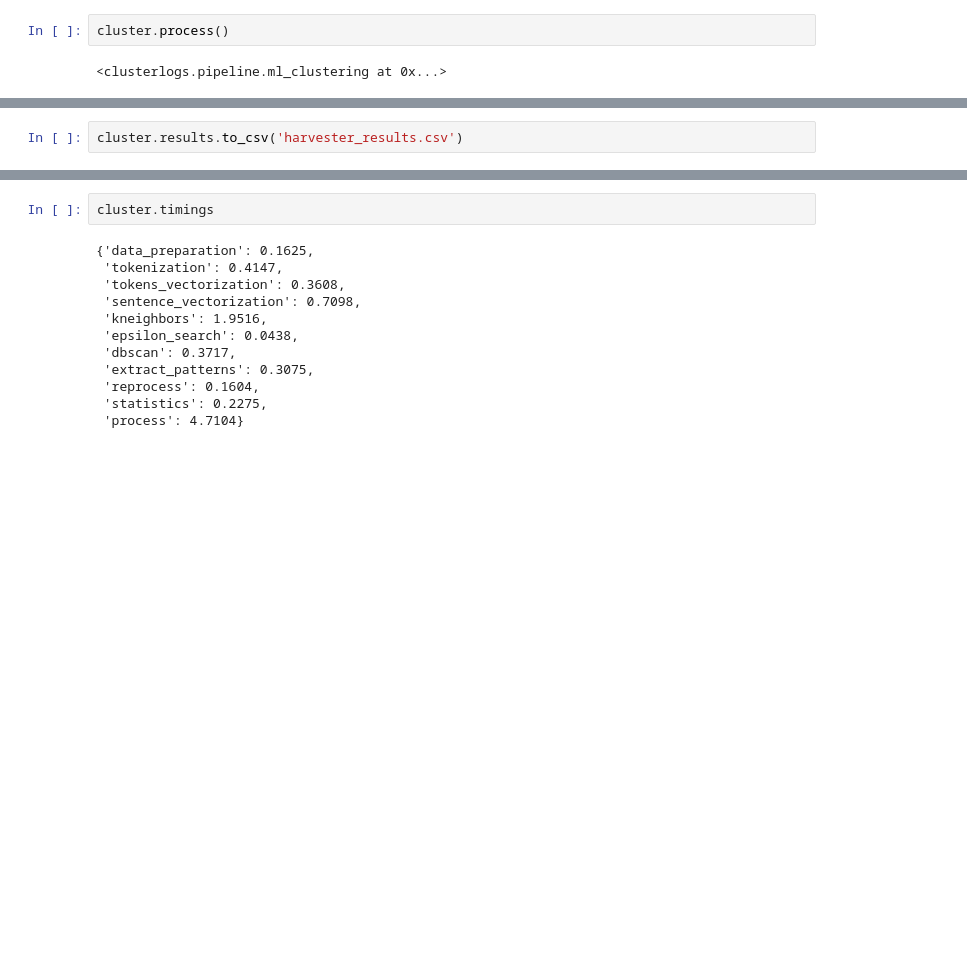
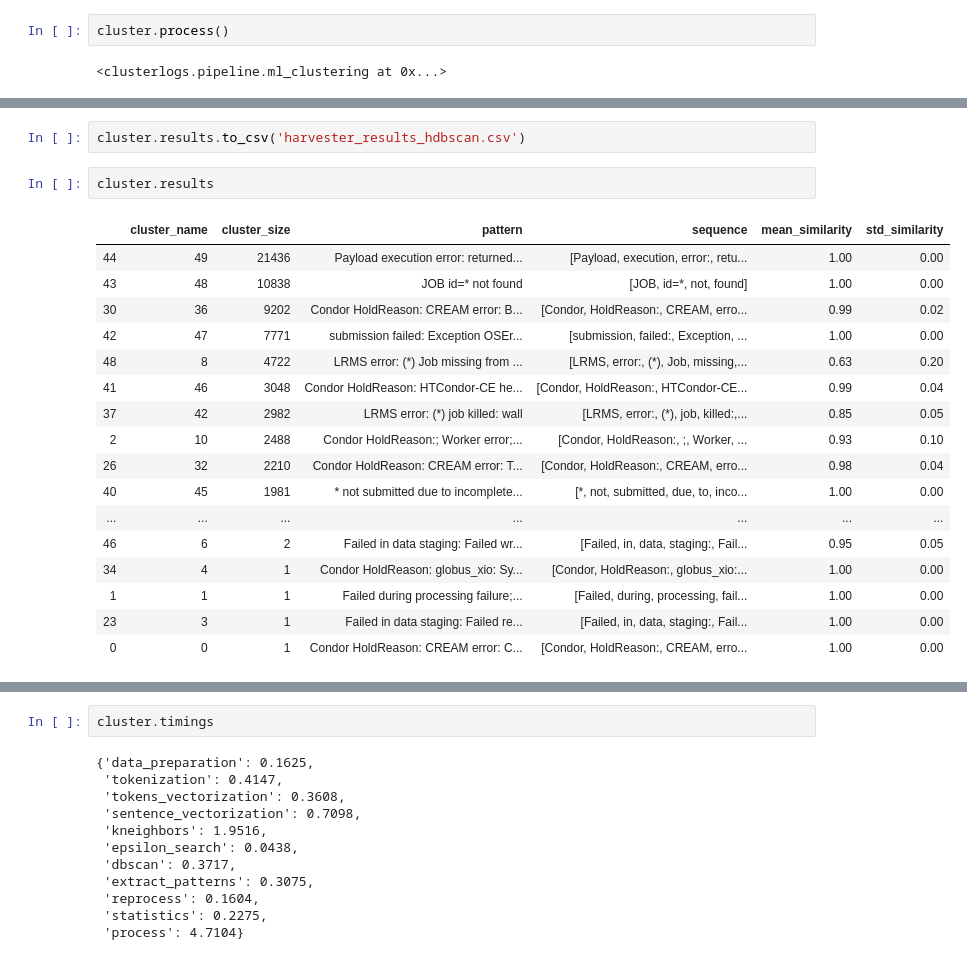
Before and after one commit to maria-grigorieva/ClusterLog, a Jupyter notebook: clusterlogs_notebook-Copy1.ipynb, the cells around one changed output, grey strips where cells are left out. Saved outputs shown, nothing was run; the diff lists cells and outputs as text; blank space fills up the shorter version.

```diff
--- a/clusterlogs_notebook-Copy1.ipynb
+++ b/clusterlogs_notebook-Copy1.ipynb
@@ -79,5 +92,25 @@ array(['41', '38', '8', '1', '34', '4', '40', '37', '29', '39', '5', '22',
 # %%
-cluster.results.to_csv('harvester_results.csv')
+cluster.results.to_csv('harvester_results_hdbscan.csv')
+# %%
+cluster.results
+# %% [output]
+|  | cluster_name | cluster_size | pattern | sequence | mean_similarity | std_similarity |
+| 44 | 49 | 21436 | Payload execution error: returned... | [Payload, execution, error:, retu... | 1.00 | 0.00 |
+| 43 | 48 | 10838 | JOB id=* not found | [JOB, id=*, not, found] | 1.00 | 0.00 |
+| 30 | 36 | 9202 | Condor HoldReason: CREAM error: B... | [Condor, HoldReason:, CREAM, erro... | 0.99 | 0.02 |
+| 42 | 47 | 7771 | submission failed: Exception OSEr... | [submission, failed:, Exception, ... | 1.00 | 0.00 |
+| 48 | 8 | 4722 | LRMS error: (*) Job missing from ... | [LRMS, error:, (*), Job, missing,... | 0.63 | 0.20 |
+| 41 | 46 | 3048 | Condor HoldReason: HTCondor-CE he... | [Condor, HoldReason:, HTCondor-CE... | 0.99 | 0.04 |
+| 37 | 42 | 2982 | LRMS error: (*) job killed: wall | [LRMS, error:, (*), job, killed:,... | 0.85 | 0.05 |
+| 2 | 10 | 2488 | Condor HoldReason:; Worker error;... | [Condor, HoldReason:, ;, Worker, ... | 0.93 | 0.10 |
+| 26 | 32 | 2210 | Condor HoldReason: CREAM error: T... | [Condor, HoldReason:, CREAM, erro... | 0.98 | 0.04 |
+| 40 | 45 | 1981 | * not submitted due to incomplete... | [*, not, submitted, due, to, inco... | 1.00 | 0.00 |
+| ... | ... | ... | ... | ... | ... | ... |
+| 46 | 6 | 2 | Failed in data staging: Failed wr... | [Failed, in, data, staging:, Fail... | 0.95 | 0.05 |
+| 34 | 4 | 1 | Condor HoldReason: globus_xio: Sy... | [Condor, HoldReason:, globus_xio:... | 1.00 | 0.00 |
+| 1 | 1 | 1 | Failed during processing failure;... | [Failed, during, processing, fail... | 1.00 | 0.00 |
+| 23 | 3 | 1 | Failed in data staging: Failed re... | [Failed, in, data, staging:, Fail... | 1.00 | 0.00 |
+| 0 | 0 | 1 | Condor HoldReason: CREAM error: C... | [Condor, HoldReason:, CREAM, erro... | 1.00 | 0.00 |
 # %%
 cluster.results[['pattern']].values
 # %% [output]
```
Also changed, not shown: parts of 4 cells of this notebook, 5 other files.
